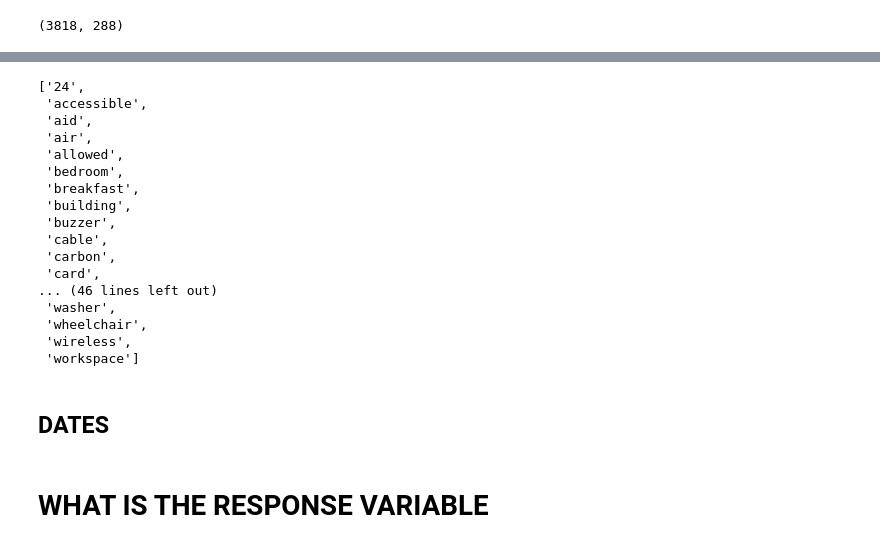
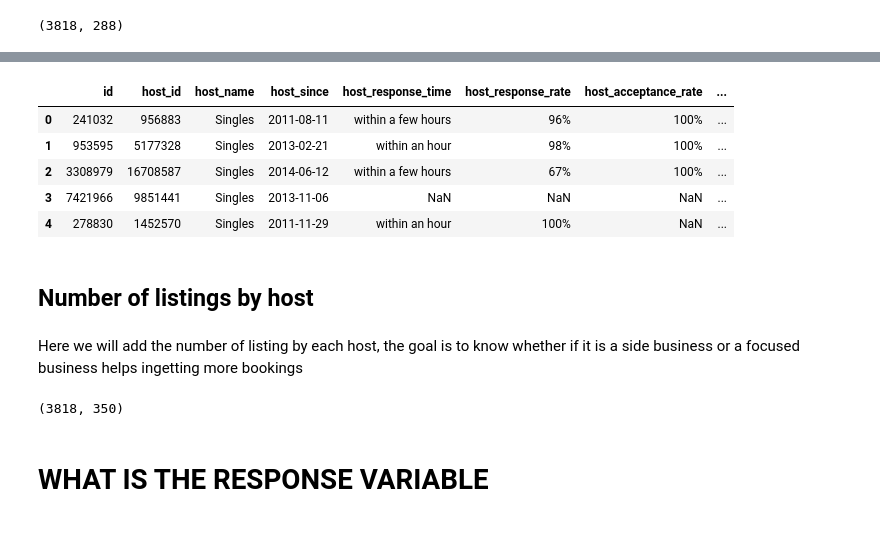
Before and after one commit to waficf/Kaggle_Competitions, a Jupyter notebook: AirBnB.ipynb, the cells around one changed output, grey strips where cells are left out. Saved outputs shown, nothing was run; the diff lists cells and outputs as text; code cells hidden in the pictures.

```diff
--- a/AirBnB.ipynb
+++ b/AirBnB.ipynb
@@ -387,3 +363,0 @@ len(amenities_df.columns)
-# %%
-df.amenities = df.amenities.str.replace('{', '')
-df.amenities = df.amenities.str.replace('}', '')
@@ -401,22 +364,23 @@ amenities_list = amen_vect.get_feature_names()
-# %%
-amenities_list
-# %% [output]
-['24',
- 'accessible',
- 'aid',
- 'air',
- 'allowed',
- 'bedroom',
- 'breakfast',
- 'building',
- 'buzzer',
- 'cable',
- 'carbon',
- 'card',
-... (46 lines left out)
- 'washer',
- 'wheelchair',
- 'wireless',
- 'workspace']
-# %% [markdown]
-## DATES
+# %%
+vectorizer = CountVectorizer(stop_words='english')
+amenities_features = vectorizer.fit_transform(df.amenities)
+amenities_df = pd.DataFrame(amenities_features.toarray(), columns=vectorizer.get_feature_names())
+
+amenities_df.rename(index=str,columns={'24':'24hrs'}, inplace=True)
+# %%
+df = pd.concat([df.reset_index(), amenities_df.reset_index()], axis=1)
+# %%
+df.drop(['index', 'amenities'], axis=1, inplace=True)
+# %%
+display_all(df.head())
+# %% [output]
+|  | id | host_id | host_name | host_since | host_response_time | host_response_rate | host_acceptance_rate | ... |
+| 0 | 241032 | 956883 | Singles | 2011-08-11 | within a few hours | 96% | 100% | ... |
+| 1 | 953595 | 5177328 | Singles | 2013-02-21 | within an hour | 98% | 100% | ... |
+| 2 | 3308979 | 16708587 | Singles | 2014-06-12 | within a few hours | 67% | 100% | ... |
+| 3 | 7421966 | 9851441 | Singles | 2013-11-06 | NaN | NaN | NaN | ... |
+| 4 | 278830 | 1452570 | Singles | 2011-11-29 | within an hour | 100% | NaN | ... |
+# %% [markdown]
+## Number of listings by host
+# %% [markdown]
+Here we will add the number of listing by each host, the goal is to know whether if it is a side business or a focused business helps ingetting more bookings
@@ -423,3 +393,7 @@ amenities_list
+# %%
+df.shape
+# %% [output]
+(3818, 350)
 # %% [markdown]
 # WHAT IS THE RESPONSE VARIABLE
 # %% [markdown]
```
Also changed, not shown: parts of 14 cells of this notebook.
